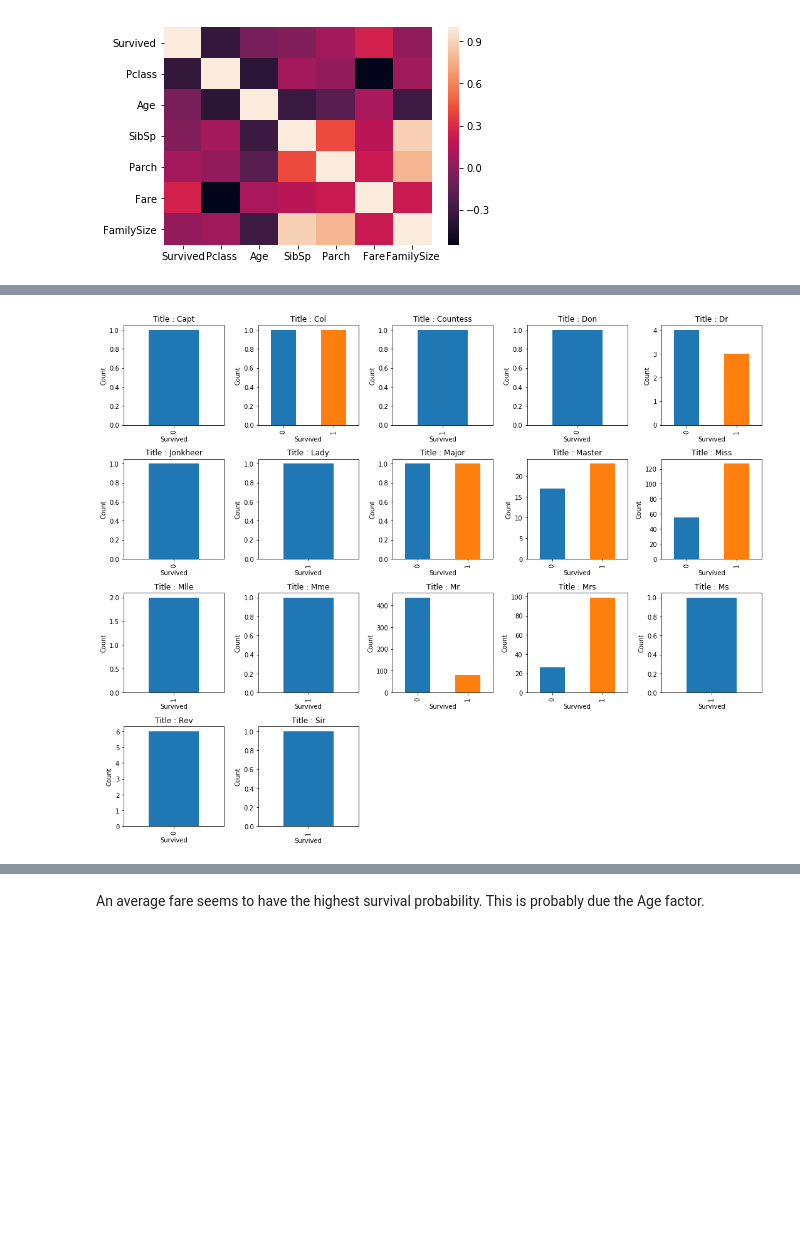
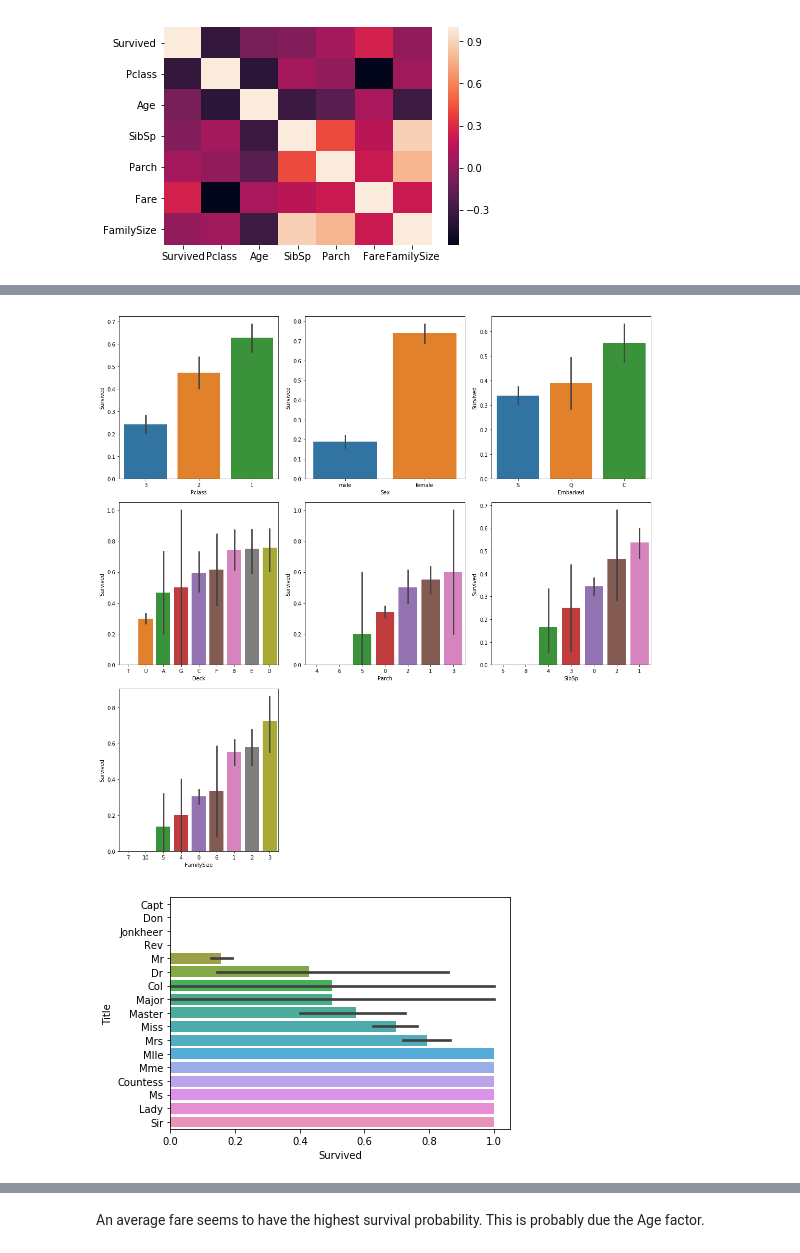
Before and after one commit to HeshamMeneisi/Kaggle-Classics, a Jupyter notebook: Titanic/Exploration.ipynb, the cells around one changed output, grey strips where cells are left out. Drawn from its saved outputs; the diff is of its cells as text; code cells hidden in the pictures; blank space fills up the shorter version.

Commit message:
Use Seaborn for plots

```diff
--- a/Titanic/Exploration.ipynb
+++ b/Titanic/Exploration.ipynb
@@ -185,23 +185,3 @@ sns.heatmap(data.corr())
 # %% [output]
 <matplotlib.axes._subplots.AxesSubplot at 0x...>
 [figure]
-# %%
-def breakdown_desc(attrib, eff_attrib, kind='bar', data=data):
-    values = data[attrib].unique()
-    count = len(values)
-    cols = min(count, 5)
-    rows = count // cols + 1
-    fig = plt.figure(figsize=(cols*3, rows*3))
-
-    i=1
-    for val in np.sort(values):
-        fig.add_subplot(rows, cols, i)
-        plt.title(attrib + ' : ' + str(val))
-        data[eff_attrib][data[attrib] == val].value_counts().sort_index().plot(kind=kind)
-        i += 1
-        plt.xlabel(eff_attrib)
-        plt.ylabel('Count')
-    plt.tight_layout()
-# %%
-for attrib in ['Pclass', 'Sex', 'Embarked', 'Deck']:
-    breakdown_desc(attrib, 'Survived')
@@ -213,3 +187,0 @@ for attrib in ['Pclass', 'Sex', 'Embarked', 'Deck']:
-# %%
-for attrib in ['Parch', 'SibSp', 'FamilySize']:
-    breakdown_desc(attrib, 'Survived')
@@ -220,7 +188,28 @@ for attrib in ['Parch', 'SibSp', 'FamilySize']:
+# %%
+def breakdown_desc(attrib, eff_attrib, orient='v', data=data, sort=True):
+    if orient == 'h':
+        x = eff_attrib
+        y = attrib
+    else:
+        x = attrib
+        y = eff_attrib
+    order = None
+    if sort:
+        order = data.groupby(by=attrib)[eff_attrib].mean().sort_values().index
+    sns.barplot(x=data[x], y=data[y], order=order)
+    plt.tight_layout()
+# %%
+fig = plt.figure(figsize=[15, 15])
+attributes = ['Pclass', 'Sex', 'Embarked', 'Deck', 'Parch', 'SibSp', 'FamilySize']
+for i in range(len(attributes)):
+    fig.add_subplot(3, 3, i+1)
+    breakdown_desc(attributes[i], 'Survived')
+# %% [output]
+[figure, added]
 # %%
-breakdown_desc('Title', 'Survived')
+breakdown_desc('Title', 'Survived', orient='h')
 # %% [output]
-[figure, old version]
+[figure, new version]
 # %%
 f_bins = np.arange(data.Fare.min(), data.Fare.max(), 30)
 
```
Also changed, not shown: parts of 18 cells of this notebook, 1 other file.
